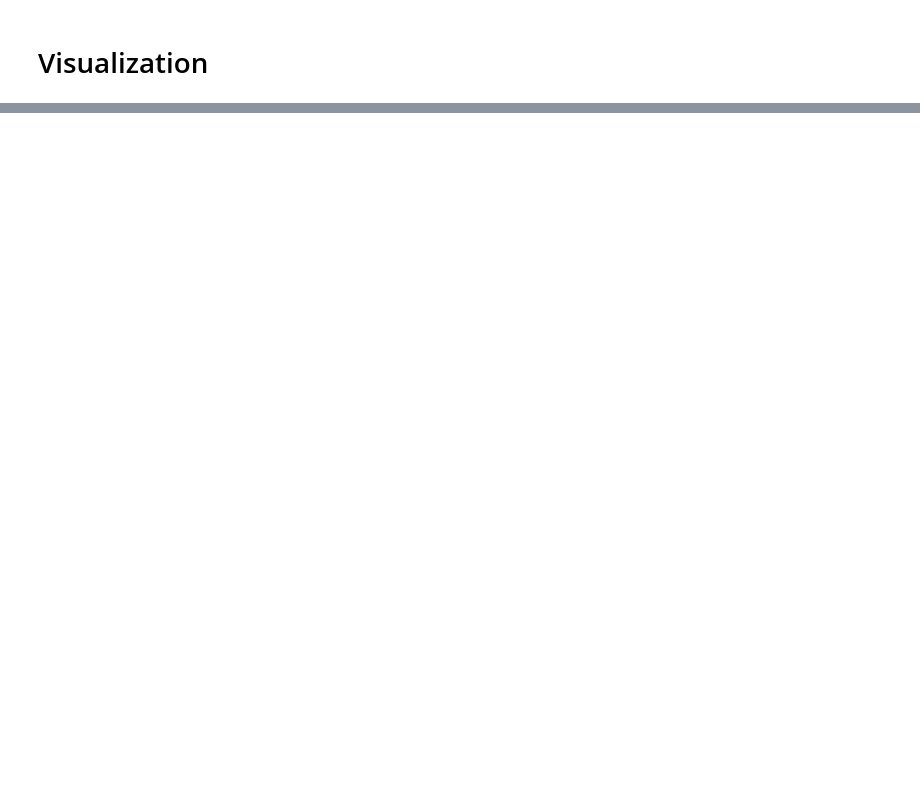
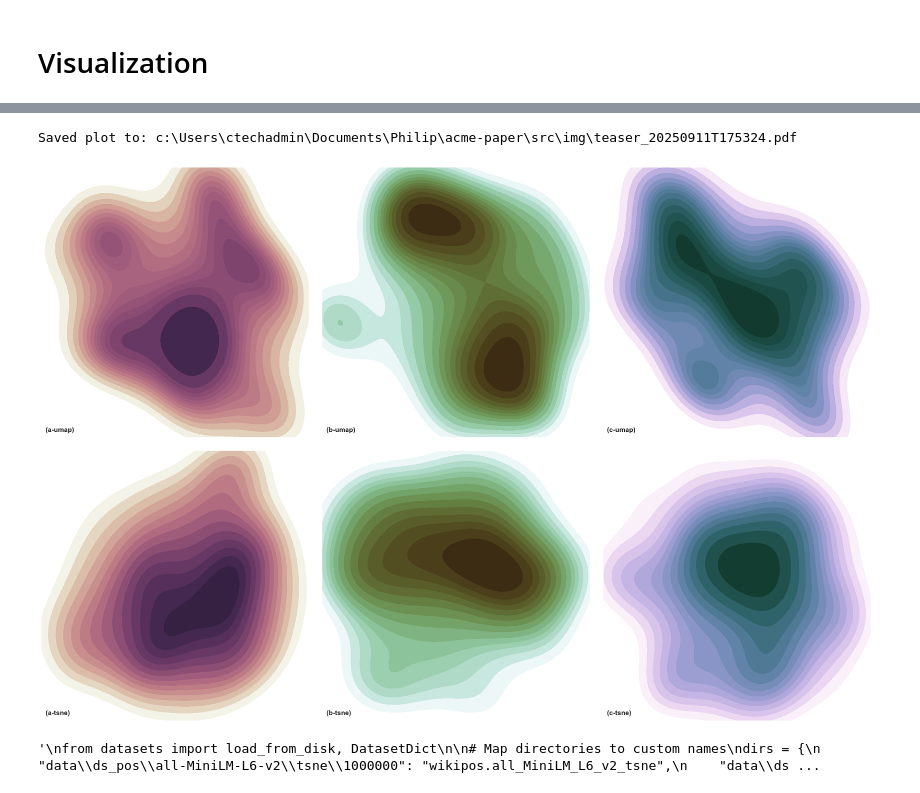
Before and after one commit to whatphilipcodes/acme-paper, a Jupyter notebook: src/main.ipynb, the cells around one changed output, grey strips where cells are left out. Saved outputs shown, nothing was run; the diff lists cells and outputs as text; code cells hidden in the pictures; blank space fills up the shorter version.

```diff
--- a/src/main.ipynb
+++ b/src/main.ipynb
@@ -15,7 +15,7 @@ source_ds_cache_dir = os.path.join(os.getcwd(), "data", "hf-source")
 embed_models = [
     "all-MiniLM-L6-v2",
     "sentence-transformers/all-mpnet-base-v2",
-    # "nomic-ai/nomic-embed-text-v1.5"
+    "nomic-ai/nomic-embed-text-v1.5"
     ]
 embed_ds_dirnames = []
 for name in embed_models:
@@ -219,15 +290,12 @@ for dirname in embed_ds_dirnames:
 # %% [markdown]
 # Visualization
 # %%
-"""
 from datasets import load_from_disk
 import matplotlib.pyplot as plt
 import seaborn as sns
 import os
 import random
 from datetime import datetime
-
-ds_pos_results = [os.path.join(os.getcwd(), "data", "ds_pos", "all-MiniLM-L6-v2", "tsne", str(1000000)), os.path.join(os.getcwd(), "data", "ds_pos", "all-mpnet-base-v2", "tsne", str(1000000))]
 
 img_dir = os.path.join(os.getcwd(), "img")
 os.makedirs(img_dir, exist_ok=True)
@@ -237,9 +305,7 @@ teaser_data = []
 for dir in ds_pos_results:
     print("Loading data...")
 
-    ds_src = load_from_disk(dir)
-    ds_pos = ds_src.shuffle(seed=97).select(range(1000))
-    # ds_pos = load_from_disk(dir)
+    ds_pos = load_from_disk(dir)
     teaser_data.append(ds_pos)
 
     print("Assigning cols...")
@@ -303,4 +369,3 @@ for dir in ds_pos_results:
     print(f"Saved plot to: {filepath}")
 
     plt.show()
-"""
@@ -307,5 +409,4 @@ for dir in ds_pos_results:
 # %%
-"""
 import numpy as np
 import seaborn as sns
 import matplotlib.pyplot as plt
@@ -317,16 +418,6 @@ sns.set_theme(style="white")
 
 # Labels for 6 subplots
 labels = ['(a-umap)', '(b-umap)', '(c-umap)', '(a-tsne)', '(b-tsne)', '(c-tsne)']
-
-# Generate demo data compatible with your approach
-# Each "dataset" is a dictionary with 'x' and 'y' keys
-np.random.seed(50)
-teaser_data = []
-for _ in range(6):
-    teaser_data.append({
-        'x': np.random.uniform(-1, 1, 500),
-        'y': np.random.uniform(-1, 1, 500)
-    })
 
 # 2 rows, 3 columns
 f, axes = plt.subplots(2, 3, figsize=(24, 16), sharex=True, sharey=True)
@@ -342,31 +433,67 @@ for ax, ds, label, s in zip(axes, teaser_data, labels, cubehelix_starts):
     # Cubehelix colormap
     cmap = sns.cubehelix_palette(start=s, rot=0.5, light=1, as_cmap=True)
 
     # KDE plot
     sns.kdeplot(
         x=x, y=y,
         cmap=cmap,
         fill=True,
         clip=(-1.0, 1.0),
         thresh=0.1,
         levels=15,
         ax=ax,
     )
 
     ax.set_axis_off()
     ax.text(-0.97, -0.96, label, fontsize=14, fontweight='bold')
 
 ax.set(xlim=(-1.0, 1.0), ylim=(-1.0, 1.0))
 f.subplots_adjust(left=0, right=1, top=1, bottom=0, wspace=0.05, hspace=0.05)
 
 # Generate filename with timestamp
 timestamp = datetime.now().strftime("%Y%m%dT%H%M%S")
 filename = f"teaser_{timestamp}.pdf"
 filepath = os.path.join(img_dir, filename)
 
 # Save as PDF
 plt.savefig(filepath, format='pdf', bbox_inches='tight')
 print(f"Saved plot to: {filepath}")
 
 plt.show()
-"""
+# %% [output]
+Saved plot to: c:\Users\ctechadmin\Documents\Philip\acme-paper\src\img\teaser_20250911T175324.pdf
+[figure, added]
+# %%
+"""
+from datasets import load_from_disk, DatasetDict
+
+# Map directories to custom names
+dirs = {
+    "data\\ds_pos\\all-MiniLM-L6-v2\\tsne\\1000000": "wikipos.all_MiniLM_L6_v2_tsne",
+    "data\\ds_pos\\all-MiniLM-L6-v2\\umap\\1000000": "wikipos.all_MiniLM_L6_v2_umap",
+    "data\\ds_pos\\all-mpnet-base-v2\\tsne\\1000000": "wikipos.all_mpnet_base_v2_tsne",
+    "data\\ds_pos\\all-mpnet-base-v2\\umap\\1000000": "wikipos.all_mpnet_base_v2_umap",
+    "data\\ds_pos\\nomic-embed-text-v1.5\\tsne\\1000000": "wikipos.nomic_embed_text_v1_5_tsne",
+    "data\\ds_pos\\nomic-embed-text-v1.5\\umap\\1000000": "wikipos.nomic_embed_text_v1_5_umap",
+}
+
+# Load and rename
+combined = DatasetDict({
+    name: load_from_disk(path) for path, name in dirs.items()
+})
+
+# Remove unwanted column from all subsets
+for name, ds in combined.items():
+    if "token_ids" in ds.column_names:
+        combined[name] = ds.remove_columns("token_ids")
+
+# Verify structure and samples
+print(combined)
+for name in combined:
+    print(name, combined[name][:2])
+
+# Upload
+combined.push_to_hub("whatphiliptrains/wikipos")
+"""
+# %% [output]
+'\nfrom datasets import load_from_disk, DatasetDict\n\n# Map directories to custom names\ndirs = {\n    "data\\ds_pos\\all-MiniLM-L6-v2\\tsne\\1000000": "wikipos.all_MiniLM_L6_v2_tsne",\n    "data\\ds ...
```
Also changed, not shown: parts of 7 cells of this notebook.
